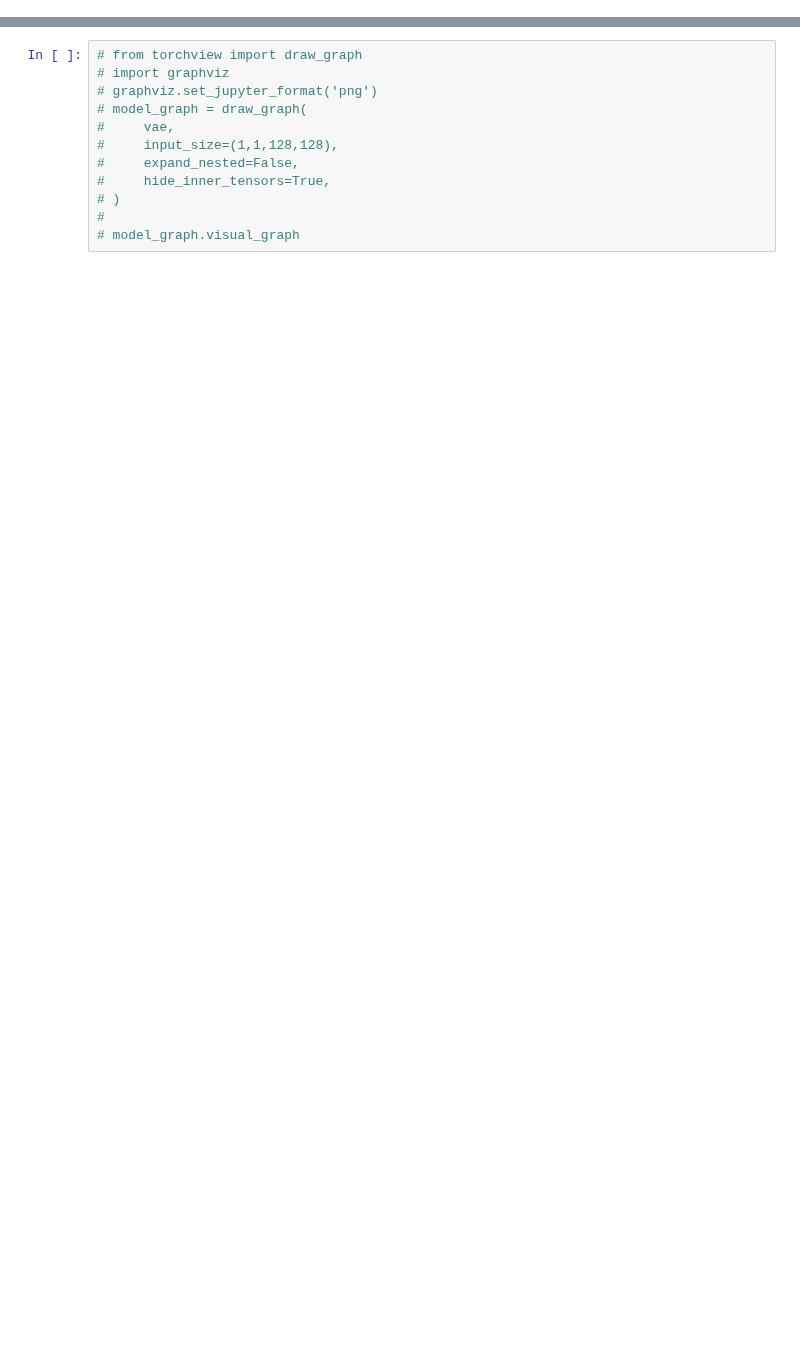
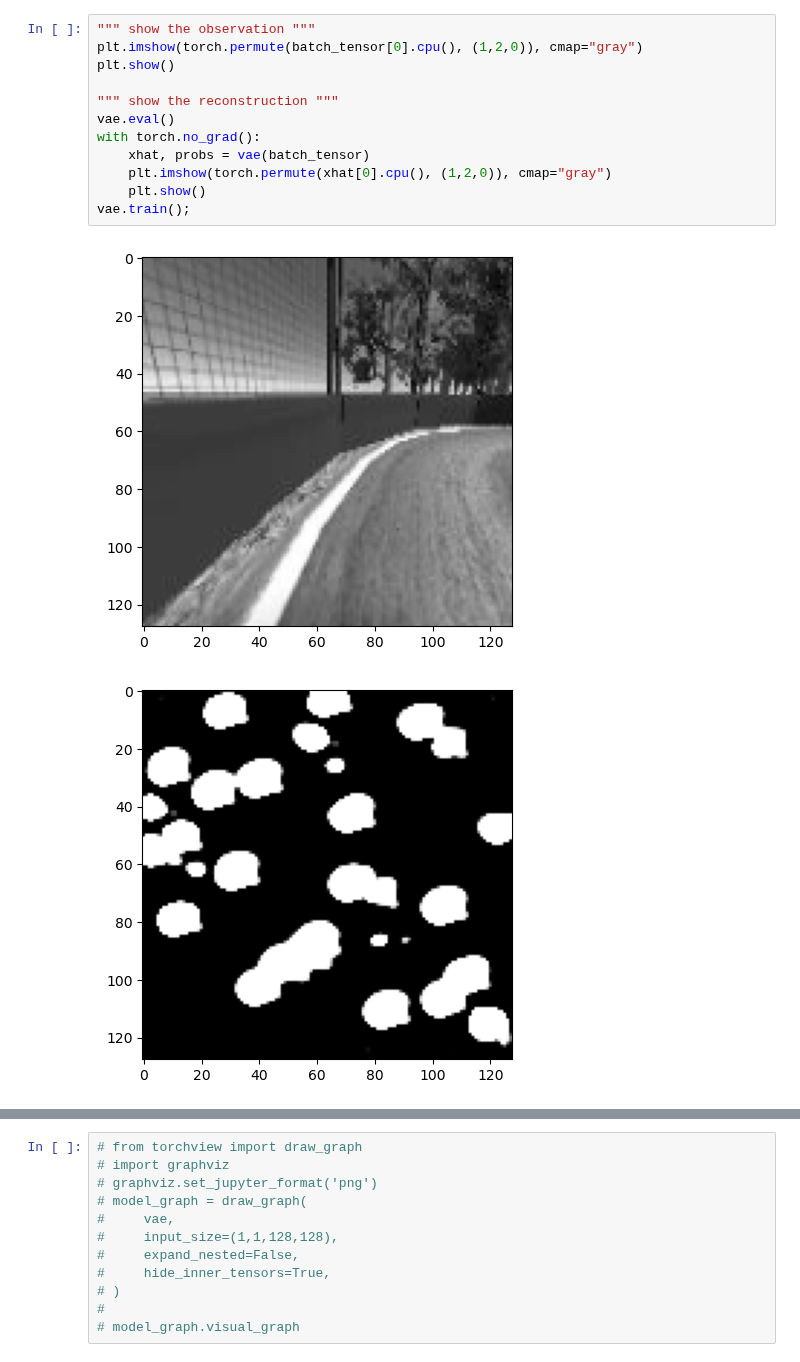
Before and after one commit to till2/self-driving-car, a Jupyter notebook: Dreamer.ipynb, the cells around one changed output, grey strips where cells are left out. Cells and saved outputs as stored; diff of their text form; blank space fills up the shorter version.

```diff
--- a/Dreamer.ipynb
+++ b/Dreamer.ipynb
@@ -688,0 +461,15 @@ interactive(children=(FloatSlider(value=0.0, description='z 1', max=1.0, step=0.
+# %%
+""" show the observation """
+plt.imshow(torch.permute(batch_tensor[0].cpu(), (1,2,0)), cmap="gray")
+plt.show()
+
+""" show the reconstruction """
+vae.eval()
+with torch.no_grad():
+    xhat, probs = vae(batch_tensor)
+    plt.imshow(torch.permute(xhat[0].cpu(), (1,2,0)), cmap="gray")
+    plt.show()
+vae.train();
+# %% [output]
+[figure, added]
+[figure, added]
```
Also changed, not shown: parts of 49 cells of this notebook, 3 other files.
